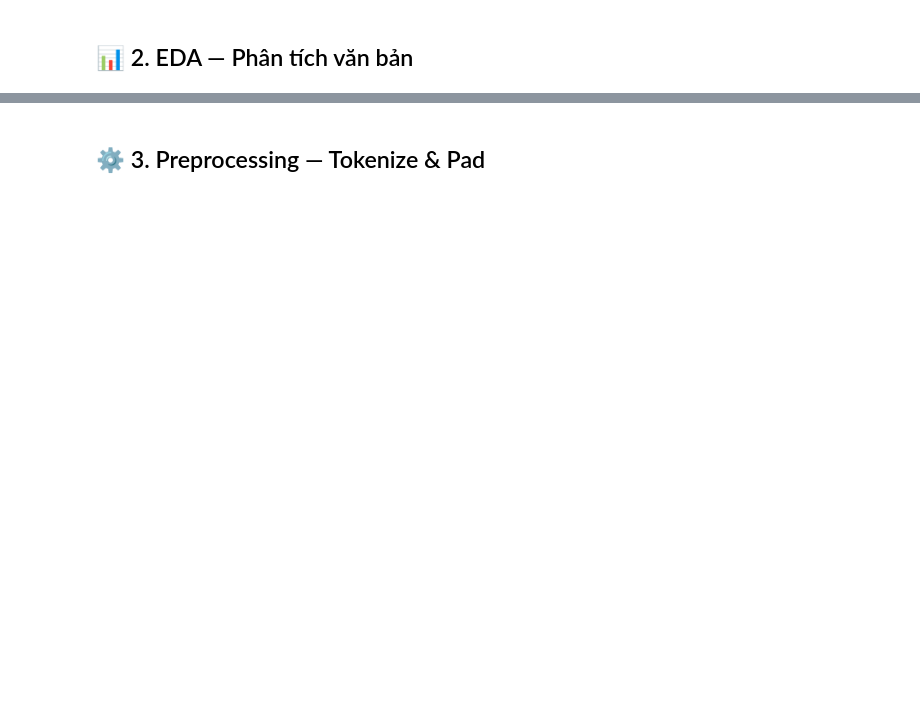
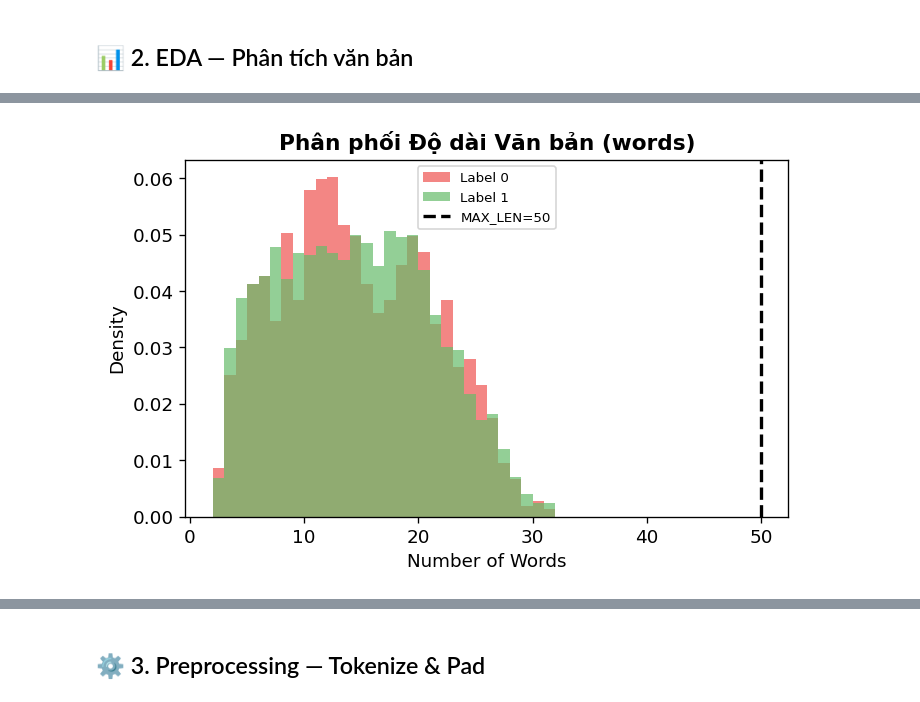
Before and after one commit to AnhLM027/TTCS, a Jupyter notebook: CK/Plan_6/Chương_3/code/01_stock_sentiment_rnn.ipynb, the cells around one changed output, grey strips where cells are left out. Saved outputs shown, nothing was run; the diff lists cells and outputs as text; code cells hidden in the pictures; blank space fills up the shorter version.

```diff
--- a/CK/Plan_6/Chương_3/code/01_stock_sentiment_rnn.ipynb
+++ b/CK/Plan_6/Chương_3/code/01_stock_sentiment_rnn.ipynb
@@ -152,0 +132,16 @@ plt.show()
+# %%
+# 2. Phân phối Độ dài Văn bản (words)
+plt.figure(figsize=(6, 4))
+for lbl, color in zip(sorted(df['label'].unique()), ['#EF5350','#66BB6A','#42A5F5']):
+    plt.hist(df[df['label']==lbl]['text_len'], bins=30, alpha=0.7,
+             color=color, label=f'Label {lbl}', density=True)
+plt.axvline(MAX_LEN, color='black', linestyle='--', lw=2, label=f'MAX_LEN={MAX_LEN}')
+plt.title('Phân phối Độ dài Văn bản (words)')
+plt.xlabel('Number of Words')
+plt.ylabel('Density')
+plt.legend(fontsize=8)
+plt.tight_layout()
+plt.savefig(f'{SAVE_DIR}/01_b_textlen_dist.png', bbox_inches='tight')
+plt.show()
+# %% [output]
+[figure, added]
```
Also changed, not shown: parts of 16 cells of this notebook, 32 other files.
